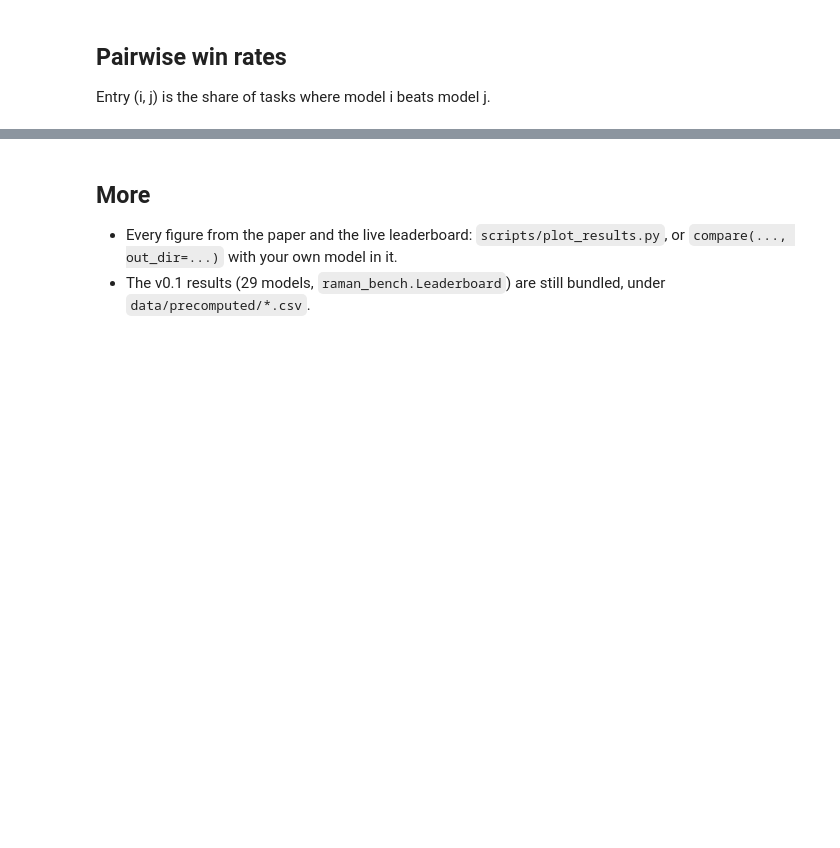
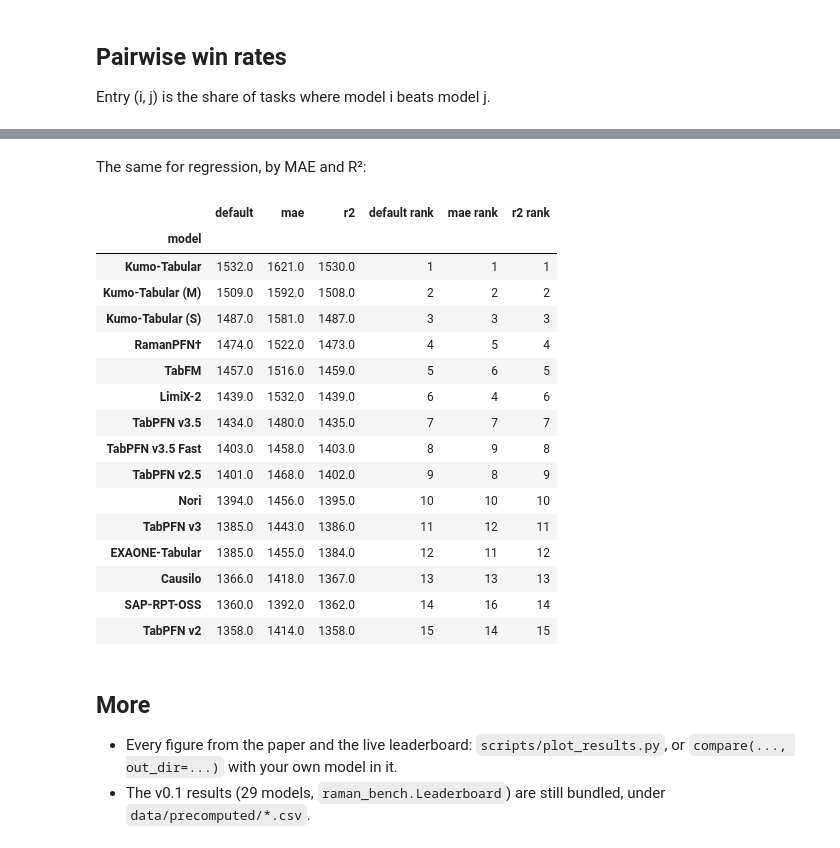
Before and after one commit to ml-lab-htw/RamanBench, a Jupyter notebook: notebooks/03_explore_results.ipynb, the cells around one changed output, grey strips where cells are left out. Saved outputs shown, nothing was run; the diff lists cells and outputs as text; code cells hidden in the pictures; blank space fills up the shorter version.

```diff
--- a/notebooks/03_explore_results.ipynb
+++ b/notebooks/03_explore_results.ipynb
@@ -180,3 +222,32 @@ wr.round(2)
+# %% [markdown]
+The same for regression, by MAE and R²:
+# %%
+elo = {"default": ranked["regression"]["elo"]}
+for m in ("mae", "r2"):
+    lb_m = leaderboard(regression_metric=m)["regression"].leaderboard.query("~is_reference")
+    elo[m] = lb_m["elo"]
+elo = pd.DataFrame(elo).sort_values("default", ascending=False)
+shift = elo.join(elo.rank(ascending=False).astype(int).add_suffix(" rank"))
+shift.index = shift.index.map(model_info.display_name)
+shift.head(15).round(0)
+# %% [output]
+|  | default | mae | r2 | default rank | mae rank | r2 rank |
+| model |  |  |  |  |  |  |
+| Kumo-Tabular | 1532.0 | 1621.0 | 1530.0 | 1 | 1 | 1 |
+| Kumo-Tabular (M) | 1509.0 | 1592.0 | 1508.0 | 2 | 2 | 2 |
+| Kumo-Tabular (S) | 1487.0 | 1581.0 | 1487.0 | 3 | 3 | 3 |
+| RamanPFN† | 1474.0 | 1522.0 | 1473.0 | 4 | 5 | 4 |
+| TabFM | 1457.0 | 1516.0 | 1459.0 | 5 | 6 | 5 |
+| LimiX-2 | 1439.0 | 1532.0 | 1439.0 | 6 | 4 | 6 |
+| TabPFN v3.5 | 1434.0 | 1480.0 | 1435.0 | 7 | 7 | 7 |
+| TabPFN v3.5 Fast | 1403.0 | 1458.0 | 1403.0 | 8 | 9 | 8 |
+| TabPFN v2.5 | 1401.0 | 1468.0 | 1402.0 | 9 | 8 | 9 |
+| Nori | 1394.0 | 1456.0 | 1395.0 | 10 | 10 | 10 |
+| TabPFN v3 | 1385.0 | 1443.0 | 1386.0 | 11 | 12 | 11 |
+| EXAONE-Tabular | 1385.0 | 1455.0 | 1384.0 | 12 | 11 | 12 |
+| Causilo | 1366.0 | 1418.0 | 1367.0 | 13 | 13 | 13 |
+| SAP-RPT-OSS | 1360.0 | 1392.0 | 1362.0 | 14 | 16 | 14 |
+| TabPFN v2 | 1358.0 | 1414.0 | 1358.0 | 15 | 14 | 15 |
 # %% [markdown]
 ## More
 
```
Also changed, not shown: parts of 9 cells of this notebook, 6 other files.
